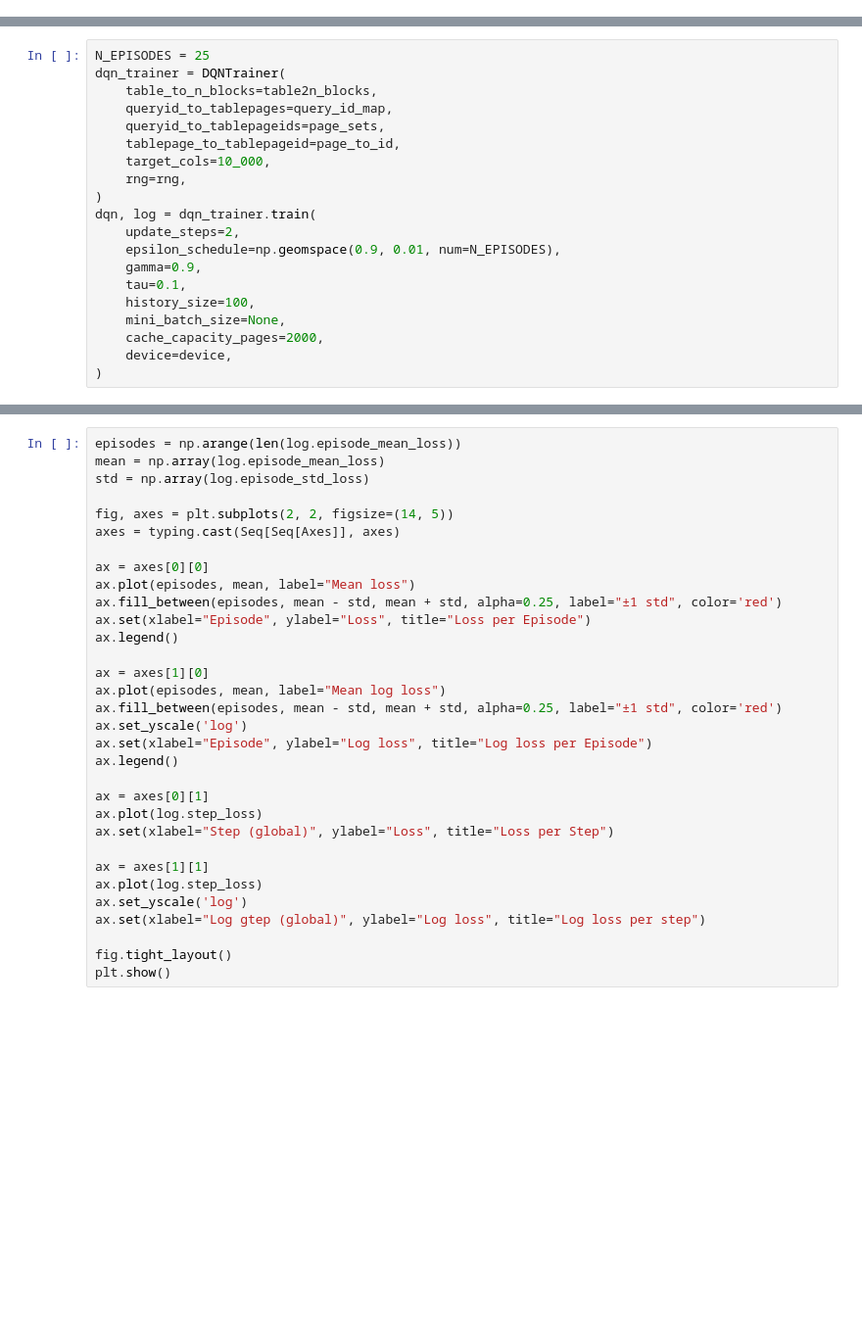
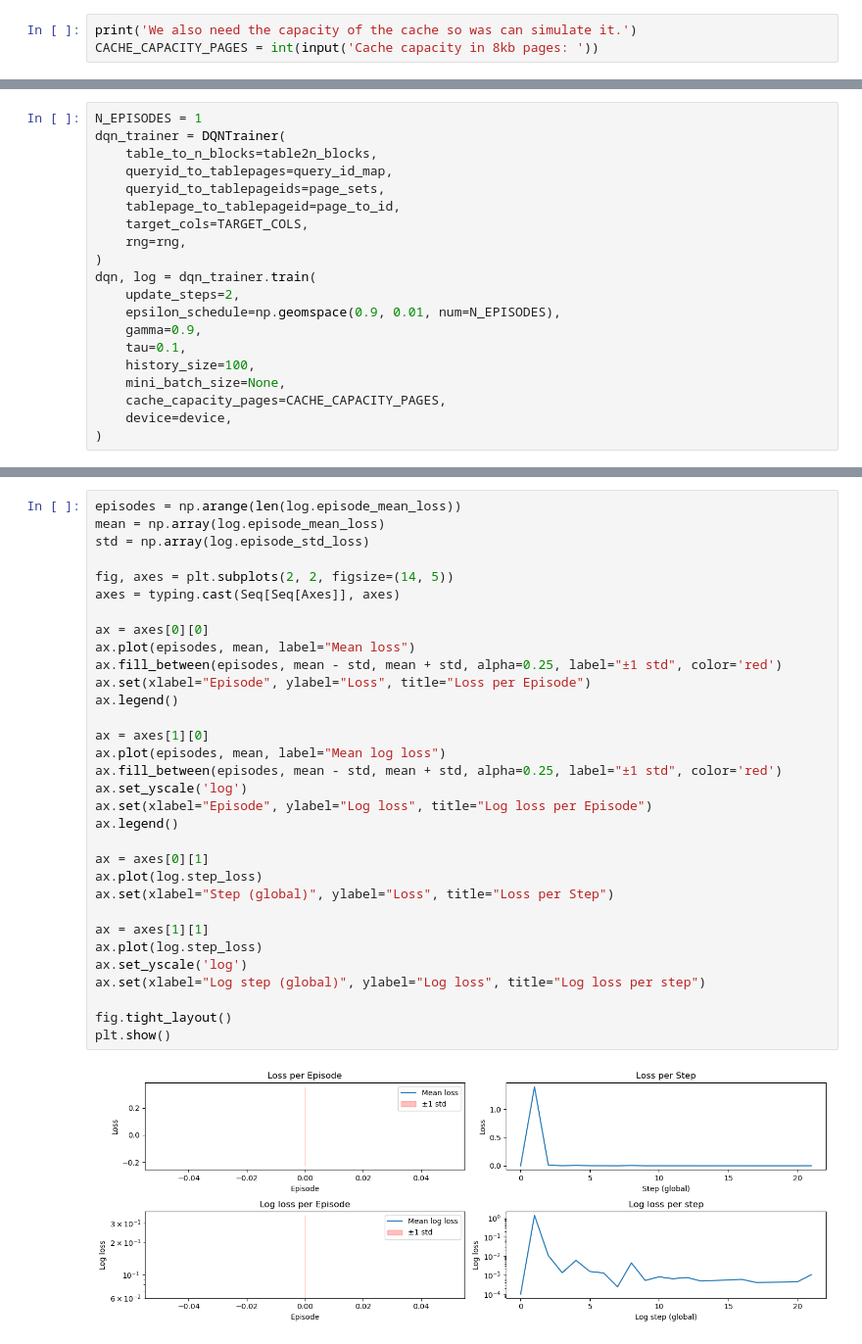
Before and after one commit to Anselmo21/Queryosity-Killed-The-Cache, a Jupyter notebook: ml/dqn.ipynb, the cells around one changed output, grey strips where cells are left out. Shown at 98% size. Drawn from its saved outputs; the diff is of its cells as text; blank space fills up the shorter version.

```diff
--- a/ml/dqn.ipynb
+++ b/ml/dqn.ipynb
@@ -16,0 +26,3 @@ from dqntrainer import DQNTrainer
+# %%
+print('We also need the capacity of the cache so was can simulate it.')
+CACHE_CAPACITY_PAGES = int(input('Cache capacity in 8kb pages: '))
@@ -50,13 +66,13 @@ for group in queries:
 
 tables = table2n_blocks.keys()
 # %%
-N_EPISODES = 25
+N_EPISODES = 1
 dqn_trainer = DQNTrainer(
     table_to_n_blocks=table2n_blocks,
     queryid_to_tablepages=query_id_map,
     queryid_to_tablepageids=page_sets,
     tablepage_to_tablepageid=page_to_id,
-    target_cols=10_000,
+    target_cols=TARGET_COLS,
     rng=rng,
 )
 dqn, log = dqn_trainer.train(
@@ -66,6 +82,6 @@ dqn, log = dqn_trainer.train(
     tau=0.1,
     history_size=100,
     mini_batch_size=None,
-    cache_capacity_pages=2000,
+    cache_capacity_pages=CACHE_CAPACITY_PAGES,
     device=device,
 )
@@ -73,31 +91,33 @@ dqn, log = dqn_trainer.train(
 episodes = np.arange(len(log.episode_mean_loss))
 mean = np.array(log.episode_mean_loss)
 std = np.array(log.episode_std_loss)
 
 fig, axes = plt.subplots(2, 2, figsize=(14, 5))
 axes = typing.cast(Seq[Seq[Axes]], axes)
 
 ax = axes[0][0]
 ax.plot(episodes, mean, label="Mean loss")
 ax.fill_between(episodes, mean - std, mean + std, alpha=0.25, label="±1 std", color='red')
 ax.set(xlabel="Episode", ylabel="Loss", title="Loss per Episode")
 ax.legend()
 
 ax = axes[1][0]
 ax.plot(episodes, mean, label="Mean log loss")
 ax.fill_between(episodes, mean - std, mean + std, alpha=0.25, label="±1 std", color='red')
 ax.set_yscale('log')
 ax.set(xlabel="Episode", ylabel="Log loss", title="Log loss per Episode")
 ax.legend()
 
 ax = axes[0][1]
 ax.plot(log.step_loss)
 ax.set(xlabel="Step (global)", ylabel="Loss", title="Loss per Step")
 
 ax = axes[1][1]
 ax.plot(log.step_loss)
 ax.set_yscale('log')
-ax.set(xlabel="Log gtep (global)", ylabel="Log loss", title="Log loss per step")
+ax.set(xlabel="Log step (global)", ylabel="Log loss", title="Log loss per step")
 
 fig.tight_layout()
 plt.show()
+# %% [output]
+[figure, added]
```
Also changed, not shown: parts of 10 cells of this notebook, 1 other file.
